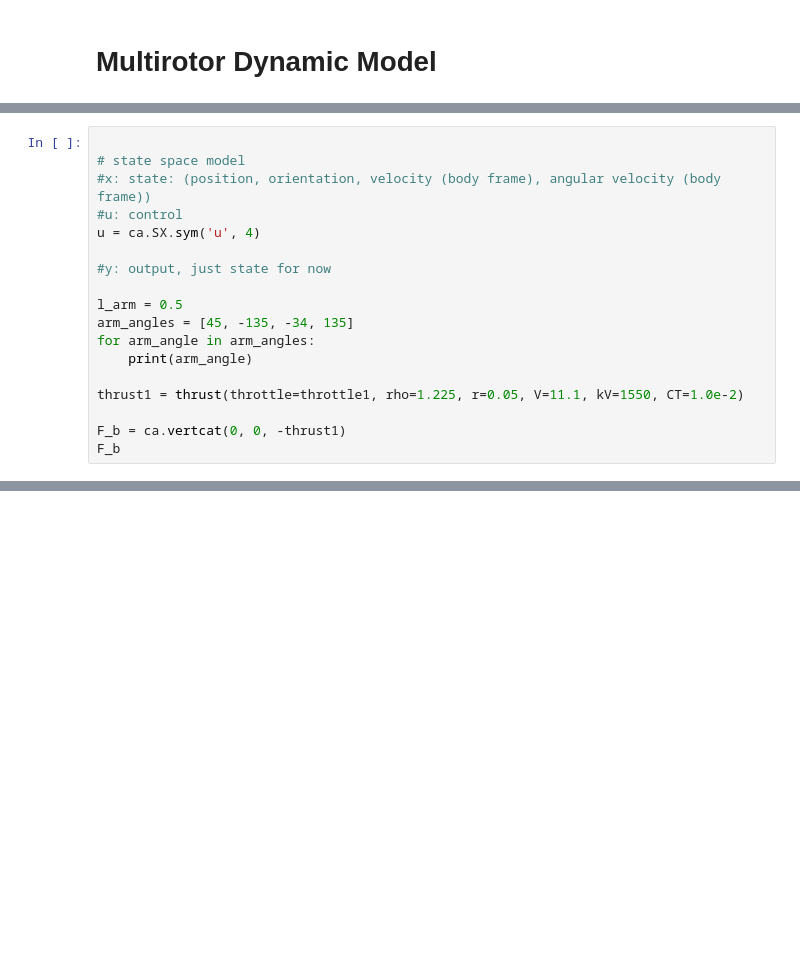
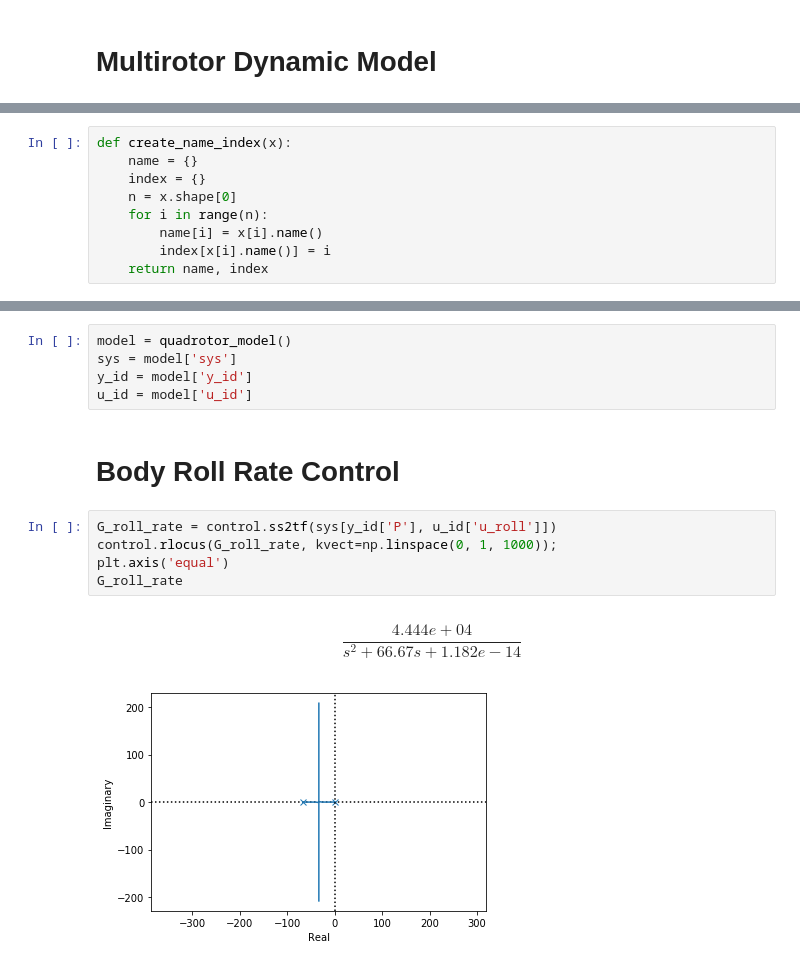
Before and after one commit to jgoppert/aae497-f19, a Jupyter notebook: lectures/10-Multirotor.ipynb, the cells around one changed output, grey strips where cells are left out. Saved outputs shown, nothing was run; the diff lists cells and outputs as text; blank space fills up the shorter version.

```diff
--- a/lectures/10-Multirotor.ipynb
+++ b/lectures/10-Multirotor.ipynb
@@ -28,18 +20,0 @@ thrust(throttle=1, rho=1.225, r=0.05, V=11.1, kV=1550, CT=1.0e-2)
-# %%
-
-# state space model
-#x: state: (position, orientation, velocity (body frame), angular velocity (body frame))
-#u: control
-u = ca.SX.sym('u', 4)
-
-#y: output, just state for now
-
-l_arm = 0.5
-arm_angles = [45, -135, -34, 135]
-for arm_angle in arm_angles:
-    print(arm_angle)
-
-thrust1 = thrust(throttle=throttle1, rho=1.225, r=0.05, V=11.1, kV=1550, CT=1.0e-2)
-
-F_b = ca.vertcat(0, 0, -thrust1)
-F_b
@@ -63,0 +21,9 @@ def SO3_adjoint(V):
+# %%
+def create_name_index(x):
+    name = {}
+    index = {}
+    n = x.shape[0]
+    for i in range(n):
+        name[i] = x[i].name()
+        index[x[i].name()] = i
+    return name, index
@@ -63,0 +139,15 @@ def SO3_adjoint(V):
+# %%
+model = quadrotor_model()
+sys = model['sys']
+y_id = model['y_id']
+u_id = model['u_id']
+# %% [markdown]
+# Body Roll Rate Control
+# %%
+G_roll_rate = control.ss2tf(sys[y_id['P'], u_id['u_roll']])
+control.rlocus(G_roll_rate, kvect=np.linspace(0, 1, 1000));
+plt.axis('equal')
+G_roll_rate
+# %% [output]
+$$\frac{4.444e+04}{s^2 + 66.67 s + 1.182e-14}$$
+[figure, added]
```
Also changed, not shown: parts of 19 cells of this notebook, 2 other files.
